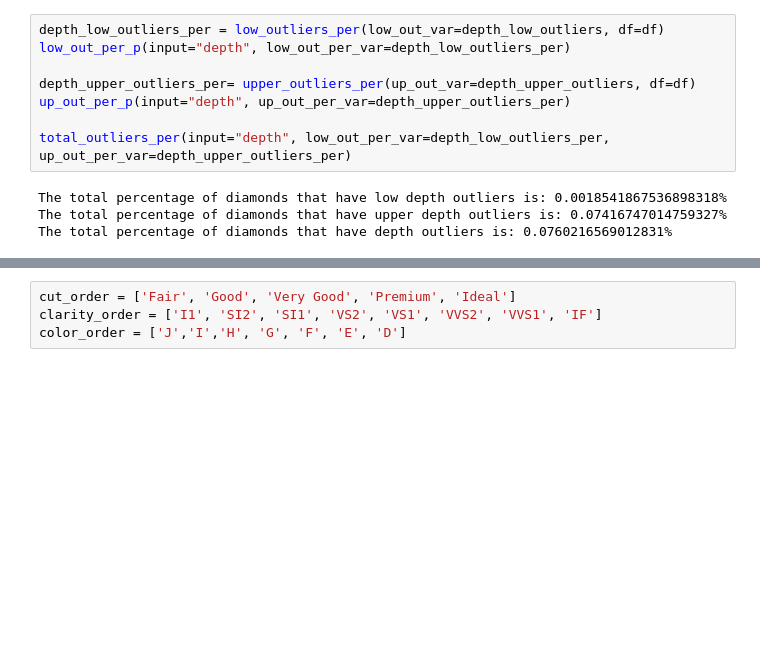
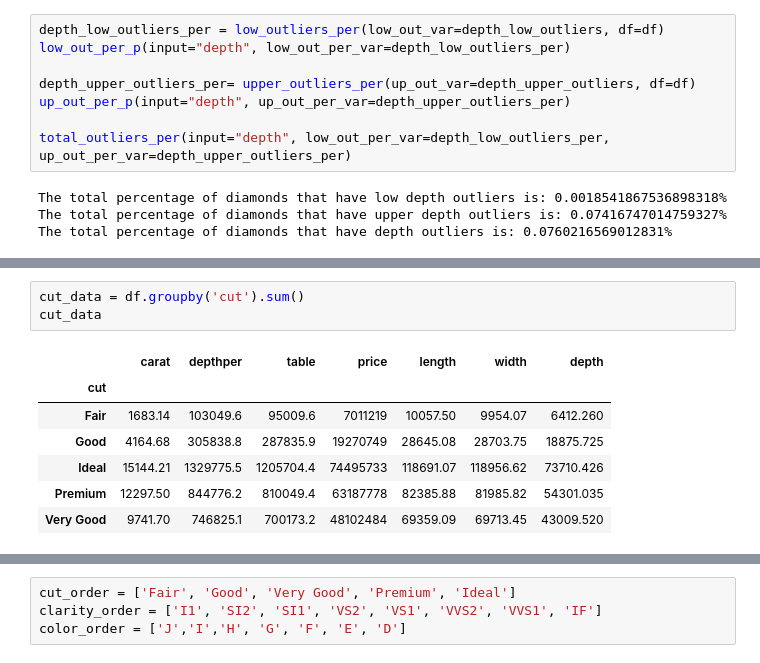
Before and after one commit to franco3x/Diamonds-EDA, a Jupyter notebook: Diamonds EDA.ipynb, the cells around one changed output, grey strips where cells are left out. Saved outputs shown, nothing was run; the diff lists cells and outputs as text; blank space fills up the shorter version.

```diff
--- a/Diamonds EDA.ipynb
+++ b/Diamonds EDA.ipynb
@@ -823,0 +831,11 @@ The total percentage of diamonds that have depth outliers is: 0.0760216569012831
+# %%
+cut_data = df.groupby('cut').sum()
+cut_data
+# %% [output]
+|  | carat | depthper | table | price | length | width | depth |
+| cut |  |  |  |  |  |  |  |
+| Fair | 1683.14 | 103049.6 | 95009.6 | 7011219 | 10057.50 | 9954.07 | 6412.260 |
+| Good | 4164.68 | 305838.8 | 287835.9 | 19270749 | 28645.08 | 28703.75 | 18875.725 |
+| Ideal | 15144.21 | 1329775.5 | 1205704.4 | 74495733 | 118691.07 | 118956.62 | 73710.426 |
+| Premium | 12297.50 | 844776.2 | 810049.4 | 63187778 | 82385.88 | 81985.82 | 54301.035 |
+| Very Good | 9741.70 | 746825.1 | 700173.2 | 48102484 | 69359.09 | 69713.45 | 43009.520 |
```
Also changed, not shown: parts of 6 cells of this notebook.
